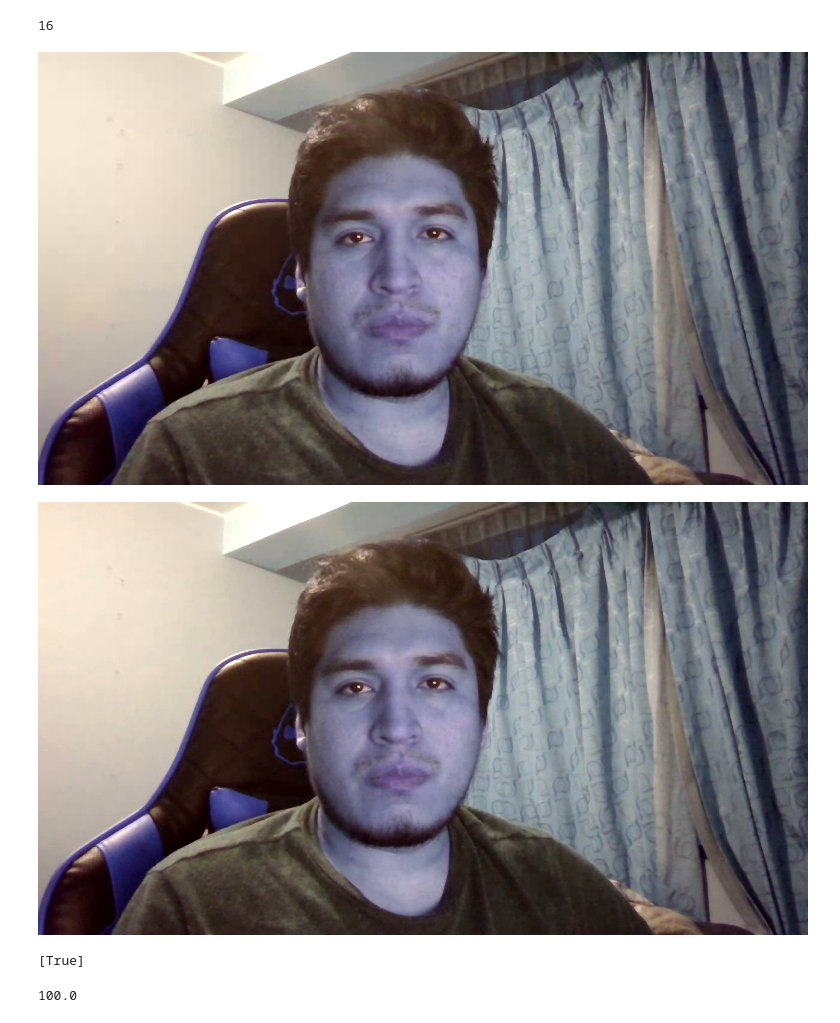
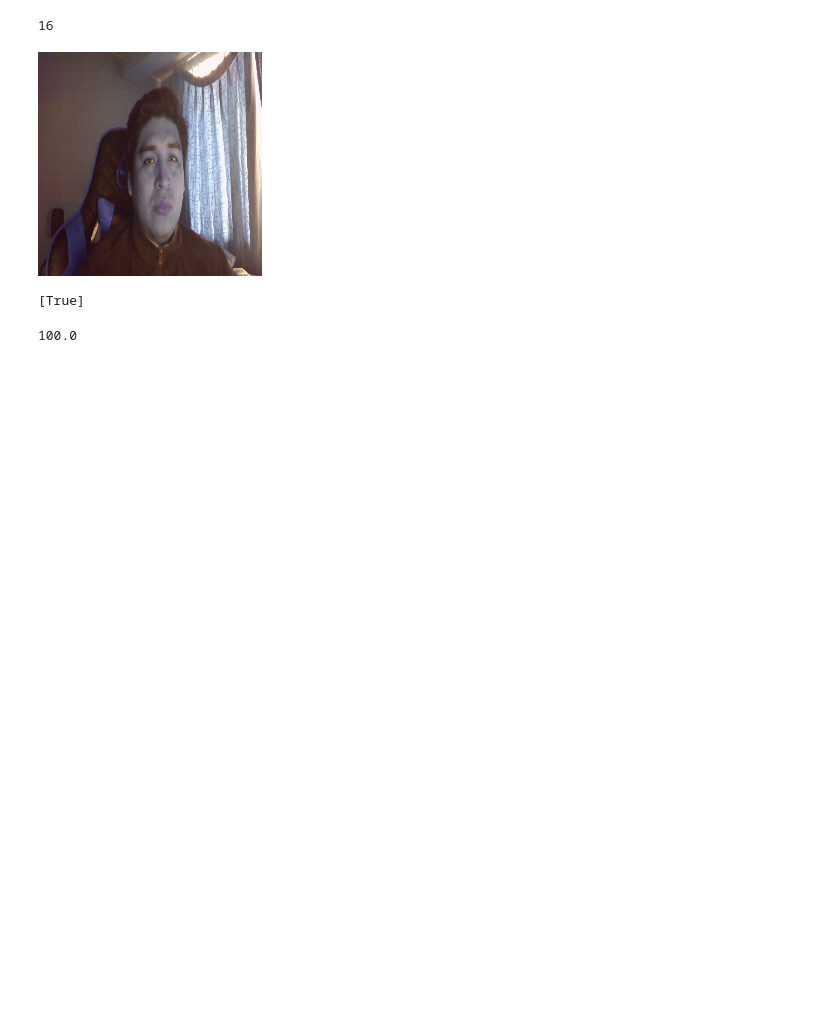
Before and after one commit to jorgevasquezutec/proyecto-bigdata, a Jupyter notebook: kafka-server/faceDetector.ipynb, the cells around one changed output. Saved outputs shown, nothing was run; the diff lists cells and outputs as text; code cells hidden in the pictures; blank space fills up the shorter version.

```diff
--- a/kafka-server/faceDetector.ipynb
+++ b/kafka-server/faceDetector.ipynb
@@ -16,3 +37,4 @@ cvideo2 = URL+video2
 # %%
-cap = cv2.VideoCapture(cvideo)
-cap2= cv2.VideoCapture(cvideo2)
+frames = video2frames(cvideo)
+print(frames)
+#cap2= cv2.VideoCapture(cvideo2)
@@ -37,7 +77,7 @@ while is_there_frame and len(frames) < NUM_FRAMES_PER_VIDEO:
         # grayscale
         # frame = cv2.cvtColor(frame, cv2.COLOR_BGR2GRAY)
         # resize
-        # frame = cv2.resize(frame, (height, width))
+        frame = cv2.resize(frame, (IMG_SIZE, IMG_SIZE))
         frames.append(frame)
 # assert len(frames)==NUM_FRAMES_PER_VIDEO
 print(np.array(frames))
@@ -72,9 +112,8 @@ pil_image1 = Image.fromarray(frames[1])
 # %%
 display(pil_image)
-display(pil_image1)
+# display(pil_image1)
 # %% [output]
-[figure, old version]
+[figure, new version]
-[figure, removed]
 # %%
 # img = face_recognition.load_image_file('prueba2.jpg')
 # img2=  face_recognition.load_image_file('prueba.png')
```
Also changed, not shown: parts of 8 cells of this notebook, 3 other files.
